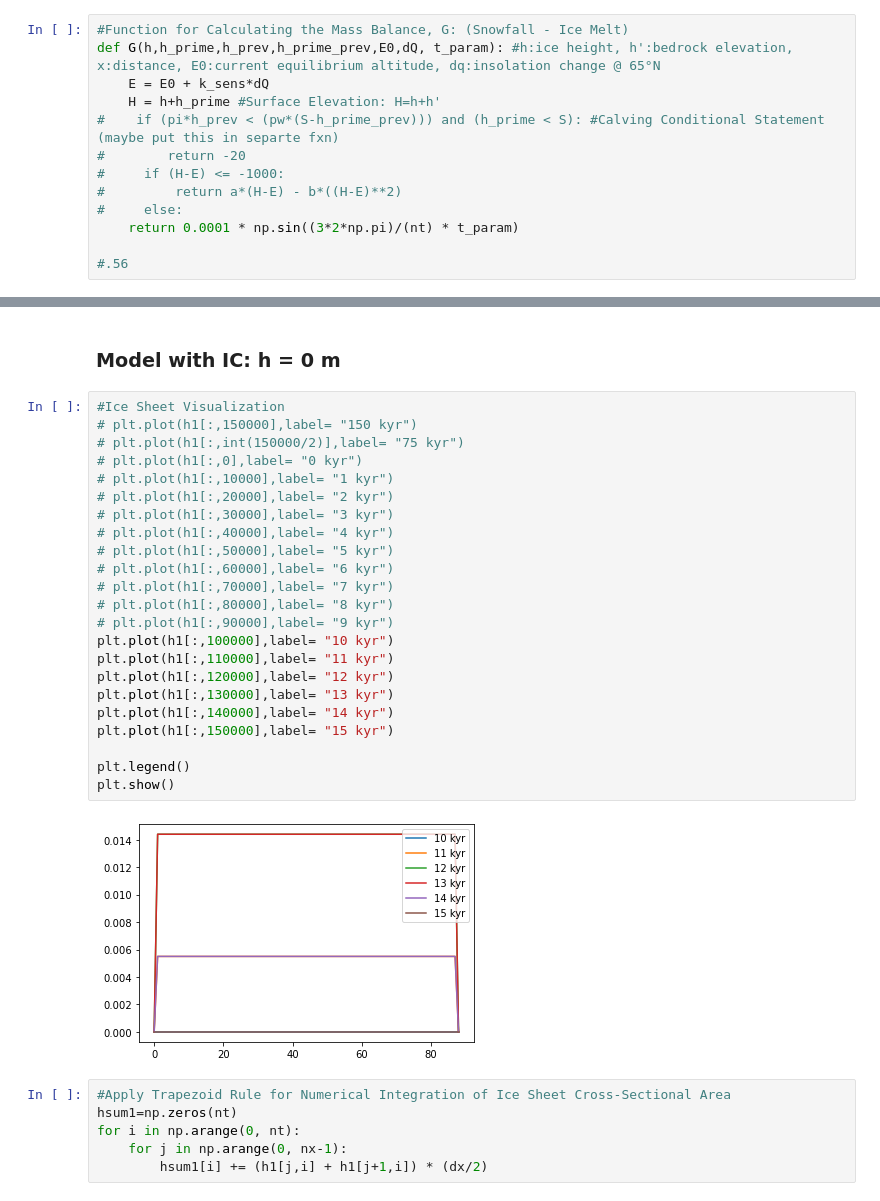
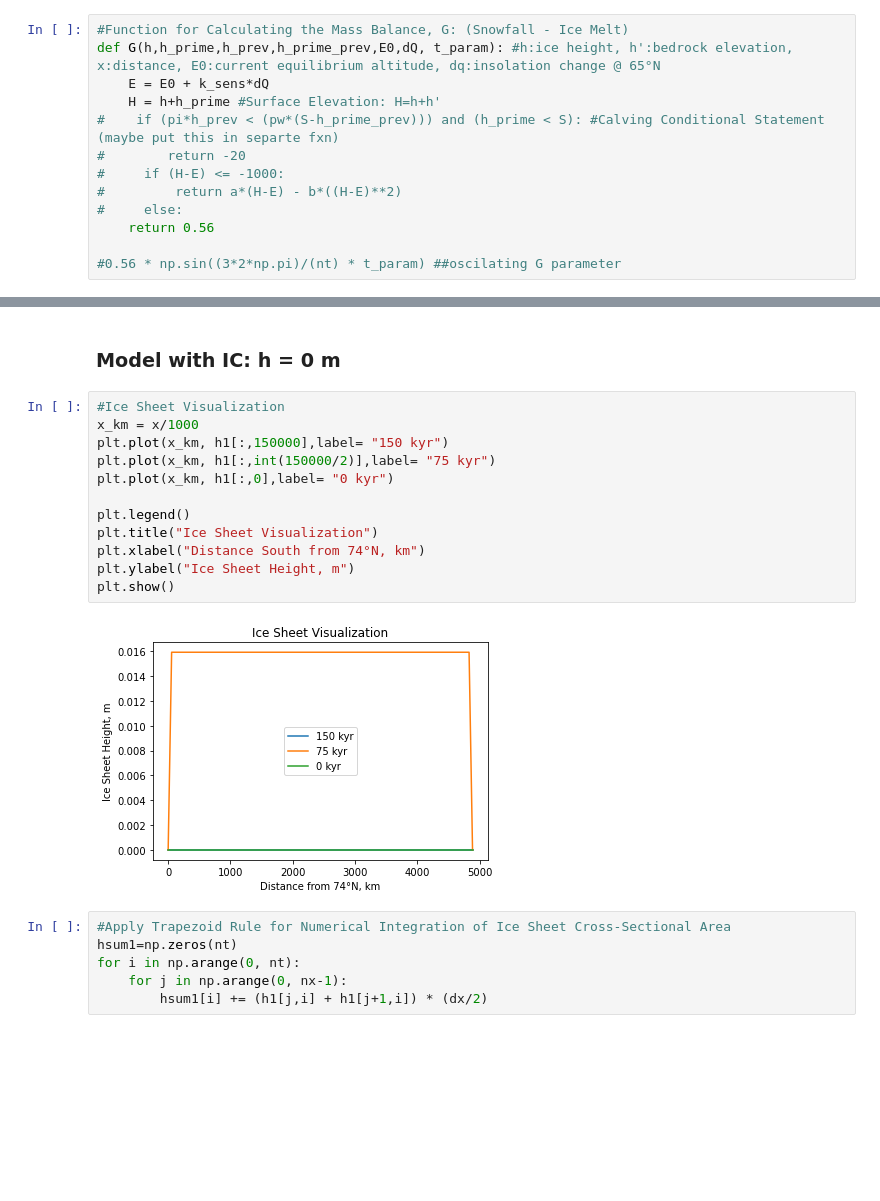
Before and after one commit to dfrank6/EAS4610_Frank_Morris_Warner, a Jupyter notebook: Glacial Cycles Final Group Project.ipynb, the cells around one changed output, grey strips where cells are left out. Saved outputs shown, nothing was run; the diff lists cells and outputs as text; blank space fills up the shorter version.

Commit message:
Updated Figures

```diff
--- a/Glacial Cycles Final Group Project.ipynb
+++ b/Glacial Cycles Final Group Project.ipynb
@@ -46,9 +46,9 @@ def G(h,h_prime,h_prev,h_prime_prev,E0,dQ, t_param): #h:ice height, h':bedrock e
 #     if (H-E) <= -1000:
 #         return a*(H-E) - b*((H-E)**2)
 #     else:
-    return 0.0001 * np.sin((3*2*np.pi)/(nt) * t_param)
+    return 0.56
 
-#.56
+#0.56 * np.sin((3*2*np.pi)/(nt) * t_param) ##oscilating G parameter
 # %% [markdown]
 # Numerical Methods
 # %%
@@ -271,29 +271,18 @@ KeyboardInterrupt:
 ### Model with IC: h = 0 m
 # %%
 #Ice Sheet Visualization
-# plt.plot(h1[:,150000],label= "150 kyr")
-# plt.plot(h1[:,int(150000/2)],label= "75 kyr")
-# plt.plot(h1[:,0],label= "0 kyr")
-# plt.plot(h1[:,10000],label= "1 kyr")
-# plt.plot(h1[:,20000],label= "2 kyr")
-# plt.plot(h1[:,30000],label= "3 kyr")
-# plt.plot(h1[:,40000],label= "4 kyr")
-# plt.plot(h1[:,50000],label= "5 kyr")
-# plt.plot(h1[:,60000],label= "6 kyr")
-# plt.plot(h1[:,70000],label= "7 kyr")
-# plt.plot(h1[:,80000],label= "8 kyr")
-# plt.plot(h1[:,90000],label= "9 kyr")
-plt.plot(h1[:,100000],label= "10 kyr")
-plt.plot(h1[:,110000],label= "11 kyr")
-plt.plot(h1[:,120000],label= "12 kyr")
-plt.plot(h1[:,130000],label= "13 kyr")
-plt.plot(h1[:,140000],label= "14 kyr")
-plt.plot(h1[:,150000],label= "15 kyr")
+x_km = x/1000
+plt.plot(x_km, h1[:,150000],label= "150 kyr")
+plt.plot(x_km, h1[:,int(150000/2)],label= "75 kyr")
+plt.plot(x_km, h1[:,0],label= "0 kyr")
 
 plt.legend()
+plt.title("Ice Sheet Visualization")
+plt.xlabel("Distance South from 74°N, km")
+plt.ylabel("Ice Sheet Height, m")
 plt.show()
 # %% [output]
-[figure, old version]
+[figure, new version]
 # %%
 #Apply Trapezoid Rule for Numerical Integration of Ice Sheet Cross-Sectional Area
 hsum1=np.zeros(nt)
```
Also changed, not shown: parts of 3 cells of this notebook.
